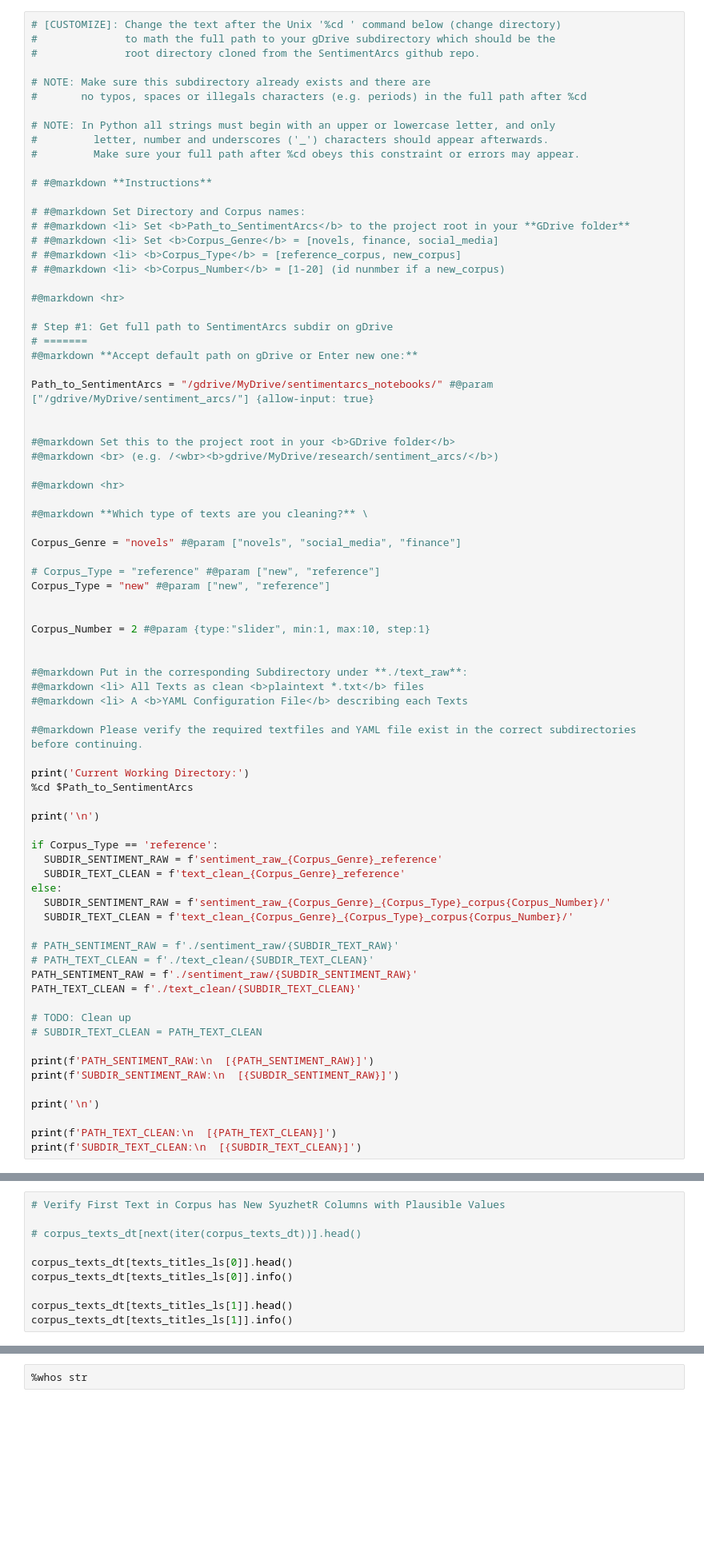
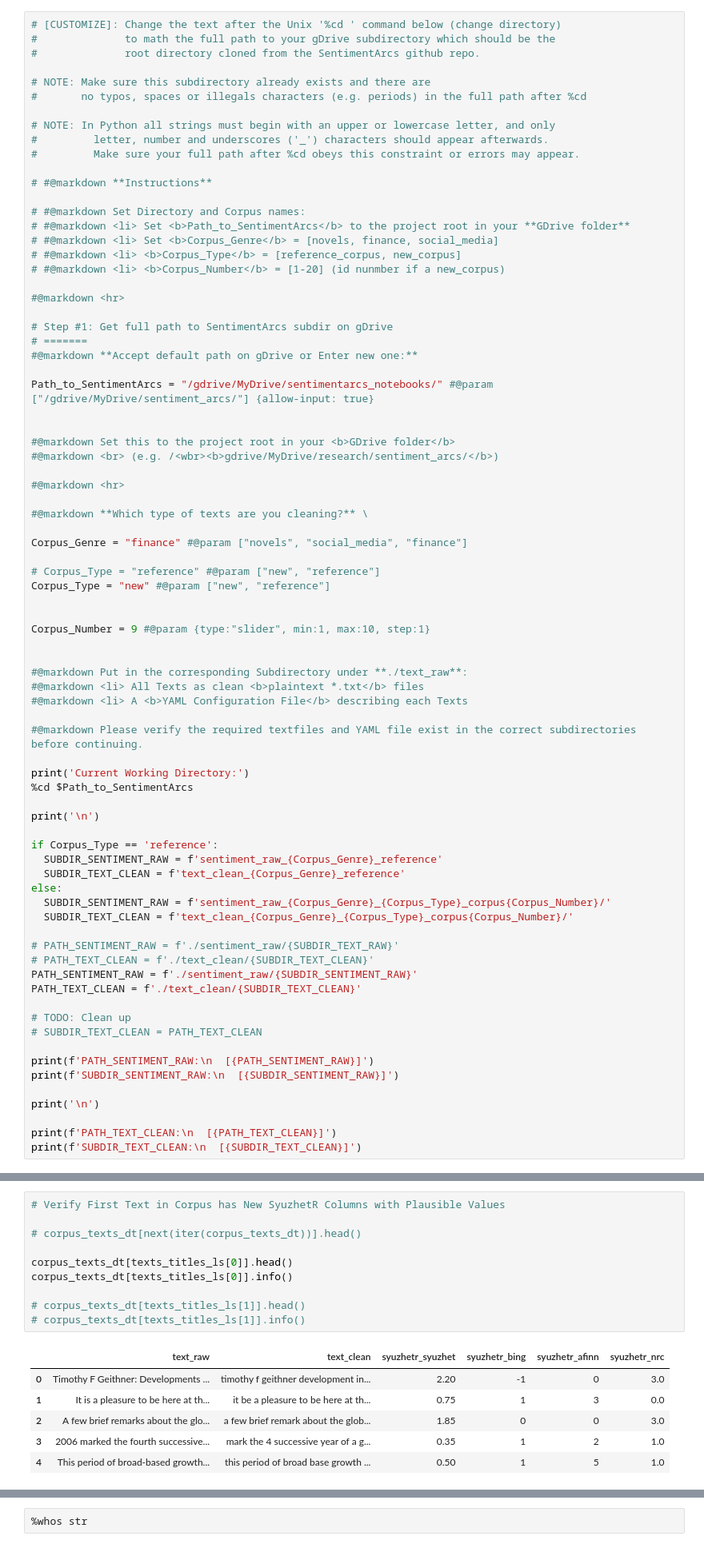
Before and after one commit to jon-chun/sentimentarcs_notebooks, a Jupyter notebook: notebooks/sentiment_arcs_part2_syuzhetr4_sentimentr8.ipynb, the cells around one changed output, grey strips where cells are left out. Shown at 80% size. Saved outputs shown, nothing was run; the diff lists cells and outputs as text; blank space fills up the shorter version.

```diff
--- a/notebooks/sentiment_arcs_part2_syuzhetr4_sentimentr8.ipynb
+++ b/notebooks/sentiment_arcs_part2_syuzhetr4_sentimentr8.ipynb
@@ -65,13 +68,13 @@ Path_to_SentimentArcs = "/gdrive/MyDrive/sentimentarcs_notebooks/" #@param ["/gd
 
 #@markdown **Which type of texts are you cleaning?** \
 
-Corpus_Genre = "novels" #@param ["novels", "social_media", "finance"]
+Corpus_Genre = "finance" #@param ["novels", "social_media", "finance"]
 
 # Corpus_Type = "reference" #@param ["new", "reference"]
 Corpus_Type = "new" #@param ["new", "reference"]
 
 
-Corpus_Number = 2 #@param {type:"slider", min:1, max:10, step:1}
+Corpus_Number = 9 #@param {type:"slider", min:1, max:10, step:1}
 
 
 #@markdown Put in the corresponding Subdirectory under **./text_raw**:
@@ -577,10 +828,17 @@ corpus_texts_dt[texts_titles_ls[0]].head()
 # %%
 # Verify First Text in Corpus has New SyuzhetR Columns with Plausible Values
 
 # corpus_texts_dt[next(iter(corpus_texts_dt))].head()
 
 corpus_texts_dt[texts_titles_ls[0]].head()
 corpus_texts_dt[texts_titles_ls[0]].info()
 
-corpus_texts_dt[texts_titles_ls[1]].head()
-corpus_texts_dt[texts_titles_ls[1]].info()
+# corpus_texts_dt[texts_titles_ls[1]].head()
+# corpus_texts_dt[texts_titles_ls[1]].info()
+# %% [output]
+|  | text_raw | text_clean | syuzhetr_syuzhet | syuzhetr_bing | syuzhetr_afinn | syuzhetr_nrc |
+| 0 | Timothy F Geithner: Developments ... | timothy f geithner development in... | 2.20 | -1 | 0 | 3.0 |
+| 1 | It is a pleasure to be here at th... | it be a pleasure to be here at th... | 0.75 | 1 | 3 | 0.0 |
+| 2 | A few brief remarks about the glo... | a few brief remark about the glob... | 1.85 | 0 | 0 | 3.0 |
+| 3 | 2006 marked the fourth successive... | mark the 4 successive year of a g... | 0.35 | 1 | 2 | 1.0 |
+| 4 | This period of broad-based growth... | this period of broad base growth ... | 0.50 | 1 | 5 | 1.0 |
```
Also changed, not shown: parts of 72 cells of this notebook, 50 other files.
